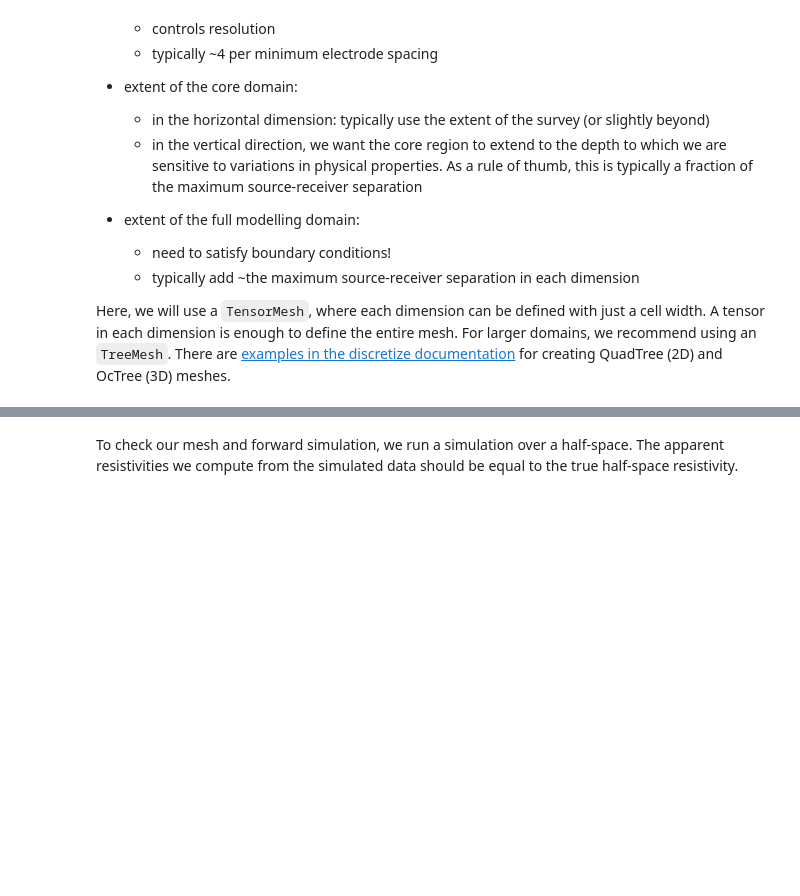
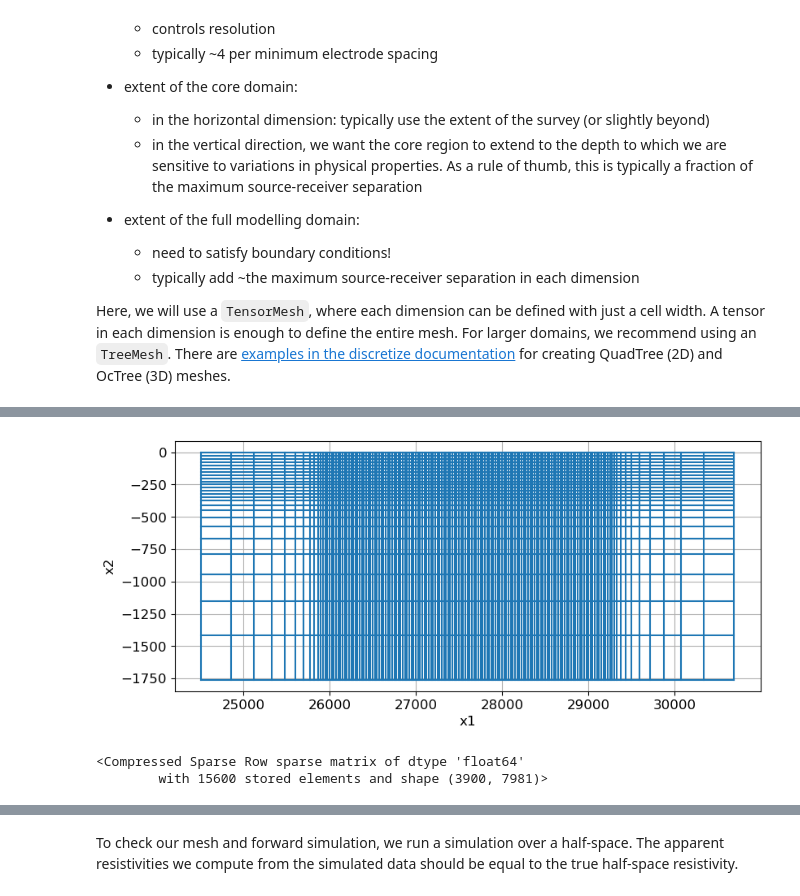
Before and after one commit to ubcgif/2025-sustech-simpeg-tutorial, a Jupyter notebook: 1-century-dcip-inversion.ipynb, the cells around one changed output, grey strips where cells are left out. Cells and saved outputs as stored; diff of their text form; code cells hidden in the pictures; blank space fills up the shorter version.

```diff
--- a/1-century-dcip-inversion.ipynb
+++ b/1-century-dcip-inversion.ipynb
@@ -481,7 +581,14 @@ mesh
 # %%
 fig, ax = plt.subplots(1, 1, figsize=(12, 4))
-mesh.plotGrid(ax=ax)
+mesh.plot_grid(ax=ax)
 ax.set_aspect(1.5)
+# %% [output]
+[figure, added]
+# %%
+mesh.face_divergence
+# %% [output]
+<Compressed Sparse Row sparse matrix of dtype 'float64'
+        with 15600 stored elements and shape (3900, 7981)>
 # %% [markdown]
 ### 3.2: Construct the forward simulation
 
```
Also changed, not shown: parts of 38 cells of this notebook, 4 other files.
